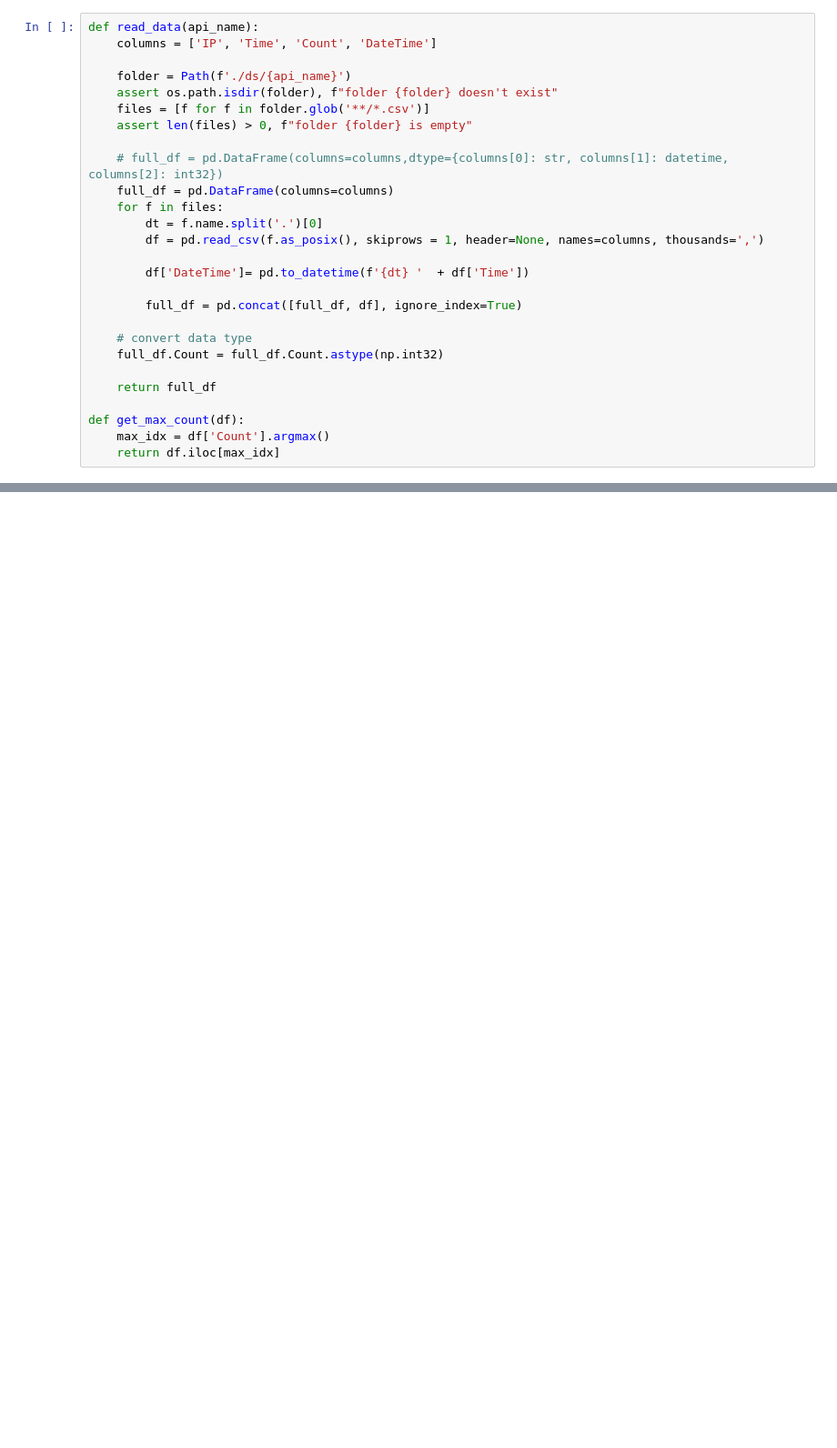
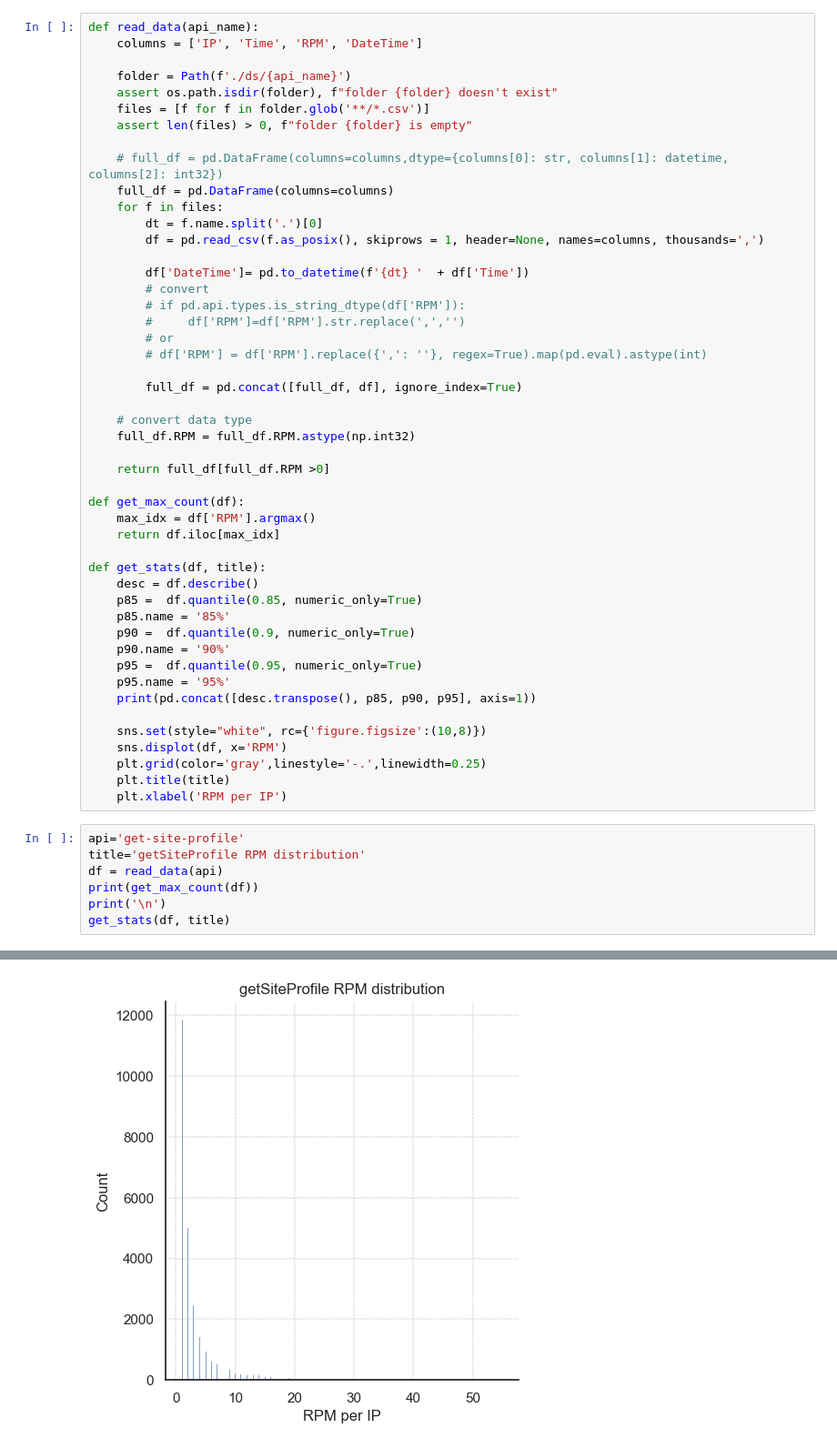
Before and after one commit to hdouhua/ml-in-action, a Jupyter notebook: rate-limit/api.ipynb, the cells around one changed output, grey strips where cells are left out. Shown: that part at 91% size. Drawn from its saved outputs; the diff is of its cells as text; blank space fills up the shorter version.

Commit message:
feat: add more data

```diff
--- a/rate-limit/api.ipynb
+++ b/rate-limit/api.ipynb
@@ -13,6 +8,6 @@ import pandas as pd
 # %%
 def read_data(api_name):
-    columns = ['IP', 'Time', 'Count', 'DateTime']
+    columns = ['IP', 'Time', 'RPM', 'DateTime']
 
     folder = Path(f'./ds/{api_name}')
     assert os.path.isdir(folder), f"folder {folder} doesn't exist"
@@ -26,14 +21,43 @@ def read_data(api_name):
         df = pd.read_csv(f.as_posix(), skiprows = 1, header=None, names=columns, thousands=',')
 
         df['DateTime']= pd.to_datetime(f'{dt} '  + df['Time'])
+        # convert
+        # if pd.api.types.is_string_dtype(df['RPM']):
+        #     df['RPM']=df['RPM'].str.replace(',','')
+        # or
+        # df['RPM'] = df['RPM'].replace({',': ''}, regex=True).map(pd.eval).astype(int)
 
         full_df = pd.concat([full_df, df], ignore_index=True)
 
     # convert data type
-    full_df.Count = full_df.Count.astype(np.int32)
+    full_df.RPM = full_df.RPM.astype(np.int32)
 
-    return full_df
+    return full_df[full_df.RPM >0]
 
 def get_max_count(df):
-    max_idx = df['Count'].argmax()
+    max_idx = df['RPM'].argmax()
     return df.iloc[max_idx]
+
+def get_stats(df, title):
+    desc = df.describe()
+    p85 =  df.quantile(0.85, numeric_only=True)
+    p85.name = '85%'
+    p90 =  df.quantile(0.9, numeric_only=True)
+    p90.name = '90%'
+    p95 =  df.quantile(0.95, numeric_only=True)
+    p95.name = '95%'
+    print(pd.concat([desc.transpose(), p85, p90, p95], axis=1))
+
+    sns.set(style="white", rc={'figure.figsize':(10,8)})
+    sns.displot(df, x='RPM')
+    plt.grid(color='gray',linestyle='-.',linewidth=0.25)
+    plt.title(title)
+    plt.xlabel('RPM per IP')
+# %%
+api='get-site-profile'
+title='getSiteProfile RPM distribution'
+df = read_data(api)
+print(get_max_count(df))
+print('\n')
+get_stats(df, title)
+# %% [output]
@@ -39,0 +73 @@ def get_max_count(df):
+[figure, added]
```
Also changed, not shown: parts of 25 cells of this notebook, 58 other files.
